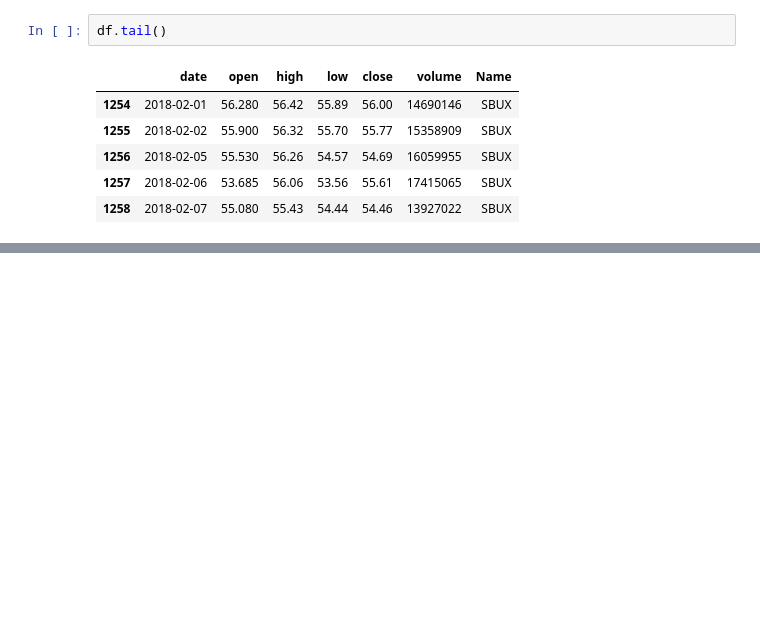
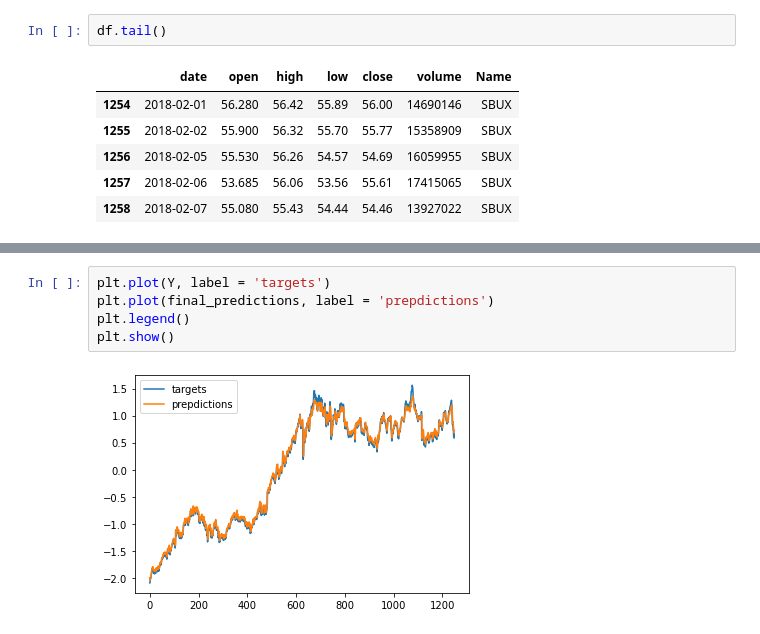
Before and after one commit to sener7106/NLP_study, a Jupyter notebook: 20220317/LSTM_stock.ipynb, the cells around one changed output, grey strips where cells are left out. Saved outputs shown, nothing was run; the diff lists cells and outputs as text; blank space fills up the shorter version.

```diff
--- a/20220317/LSTM_stock.ipynb
+++ b/20220317/LSTM_stock.ipynb
@@ -20,0 +129,7 @@ df.tail()
+# %%
+plt.plot(Y, label = 'targets')
+plt.plot(final_predictions, label = 'prepdictions')
+plt.legend()
+plt.show()
+# %% [output]
+[figure, added]
```
Also changed, not shown: parts of 38 cells of this notebook.
